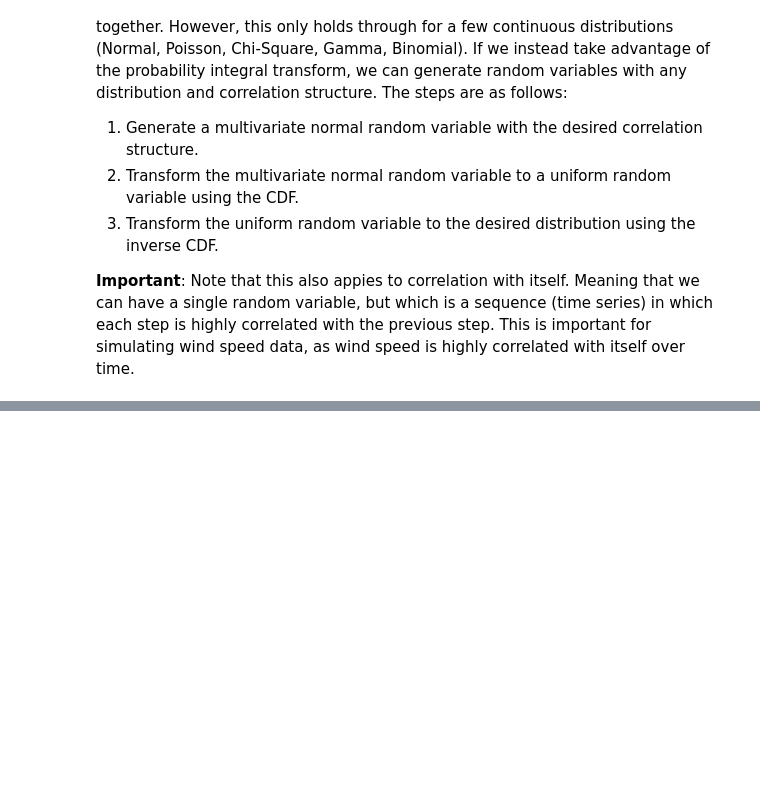
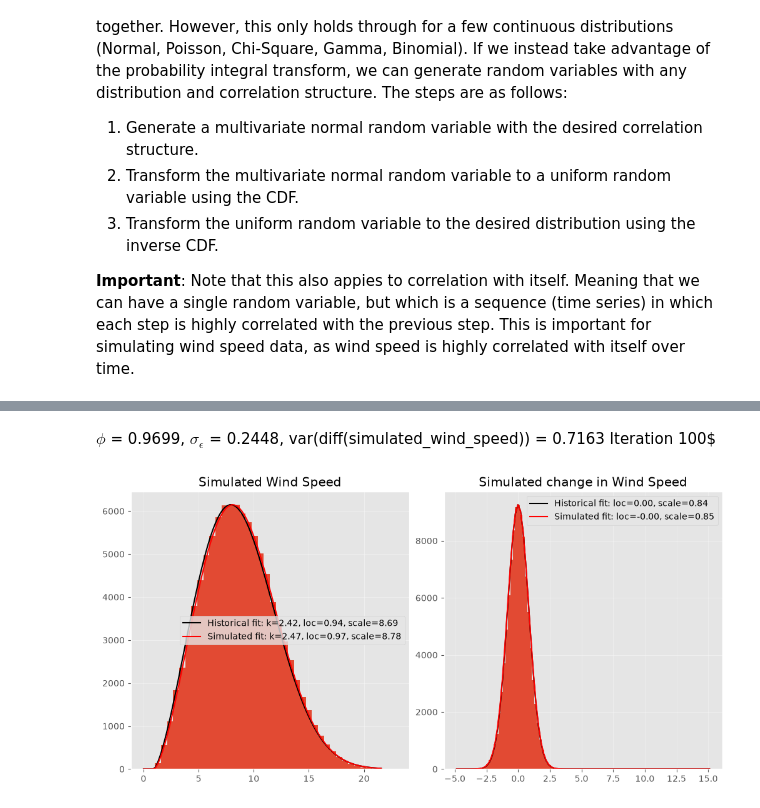
Before and after one commit to doctrino/meditatio, a Jupyter notebook: statistics/simulation.ipynb, the cells around one changed output, grey strips where cells are left out. Cells and saved outputs as stored; diff of their text form; code cells hidden in the pictures; blank space fills up the shorter version.

```diff
--- a/statistics/simulation.ipynb
+++ b/statistics/simulation.ipynb
@@ -98,0 +142,3 @@ where $k$ is the shape parameter and $\lambda$ is the scale parameter. We can fi
+# %%
+N = 100_000 # Datapoints to simulate
+phi = 0.9 # Initial guess for the autoregressive parameter
@@ -98,0 +161,48 @@ where $k$ is the shape parameter and $\lambda$ is the scale parameter. We can fi
+# %%
+N = 100_000 # Datapoints to simulate
+phi = 0.95 # Initial guess for the autoregressive parameter
+search_count = 100
+for iteration in range(search_count):
+    eps_std = np.sqrt(1 - phi**2)
+    x = signal.lfilter([1], [1, -phi], np.random.normal(scale=eps_std, size=N))
+
+    uniform = stats.norm.cdf(x)
+    simulated_wind_speed = stats.weibull_min.ppf(uniform, c=kappa, loc=loc, scale=scale)
+    simulated_wind_speed_diff = np.diff(simulated_wind_speed)
+    current_var = np.var(simulated_wind_speed_diff)
+
+    phi = phi  + (1 - phi) * (1 - np.sqrt(scale_diff**2/current_var))
+
+    display(Math(fr'$\phi$ = {phi:.4f}, $\sigma_\epsilon$ = {eps_std:.4f}, var(diff(simulated_wind_speed)) = {current_var:.4f} Iteration {iteration+1}'), clear=True)
+# %% [output]
+$\displaystyle \phi$ = 0.9699, $\sigma_\epsilon$ = 0.2448, var(diff(simulated_wind_speed)) = 0.7163 Iteration 100$
+# %%
+fig, axes = plt.subplots(ncols=2, figsize=(10, 5), constrained_layout=True)
+bins = 40
+x_weibull = np.linspace(wind_speed.values.min(), wind_speed.values.max(), 100)
+pdf = stats.weibull_min.pdf(x_weibull, c=kappa, loc=loc, scale=scale)
+kappa_sim, loc_sim, scale_sim = stats.weibull_min.fit(simulated_wind_speed)
+pdf_sim = stats.weibull_min.pdf(x_weibull, c=kappa_sim, loc=loc_sim, scale=scale_sim)
+
+pdf *= pd.cut(simulated_wind_speed, bins=bins).value_counts().max()/np.max(pdf)
+pdf_sim *= pd.cut(simulated_wind_speed, bins=bins).value_counts().max()/np.max(pdf_sim)
+
+axes[0].hist(simulated_wind_speed, bins=bins)
+axes[0].plot(x_weibull, pdf, color='black', label=f'Historical fit: k={kappa:.2f}, loc={loc:.2f}, scale={scale:.2f}')
+axes[0].plot(x_weibull, pdf_sim, color='red', label=f'Simulated fit: k={kappa_sim:.2f}, loc={loc_sim:.2f}, scale={scale_sim:.2f}')
+axes[0].set_title("Simulated Wind Speed", color='black')
+axes[0].legend()
+
+axes[1].hist(simulated_wind_speed_diff, bins=bins)
+x_normal = np.linspace(wind_speed_diff.values.min(),wind_speed_diff.values.max(), 100)
+pdf_diff = stats.norm.pdf(x_normal, loc=loc_diff, scale=scale_diff)
+pdf_diff *= pd.cut(simulated_wind_speed_diff, bins=bins).value_counts().max()/np.max(pdf_diff)
+loc_diff_sim, scale_diff_sim = stats.norm.fit(simulated_wind_speed_diff)
+pdf_diff_sim = stats.norm.pdf(x_normal, loc=loc_diff_sim, scale=scale_diff_sim)
+pdf_diff_sim *= pd.cut(simulated_wind_speed_diff, bins=bins).value_counts().max()/np.max(pdf_diff_sim)
+axes[1].plot(x_normal, pdf_diff, color='black', label=f'Historical fit: loc={loc_diff:.2f}, scale={scale_diff:.2f}')
+axes[1].plot(x_normal, pdf_diff_sim, color='red', label=f"Simulated fit: loc={loc_diff_sim:.2f}, scale={scale_diff_sim:.2f}")
+axes[1].set_title("Simulated change in Wind Speed", color='black')
+axes[1].legend();
+# %% [output]
+[figure, added]
```
Also changed, not shown: parts of 15 cells of this notebook.
